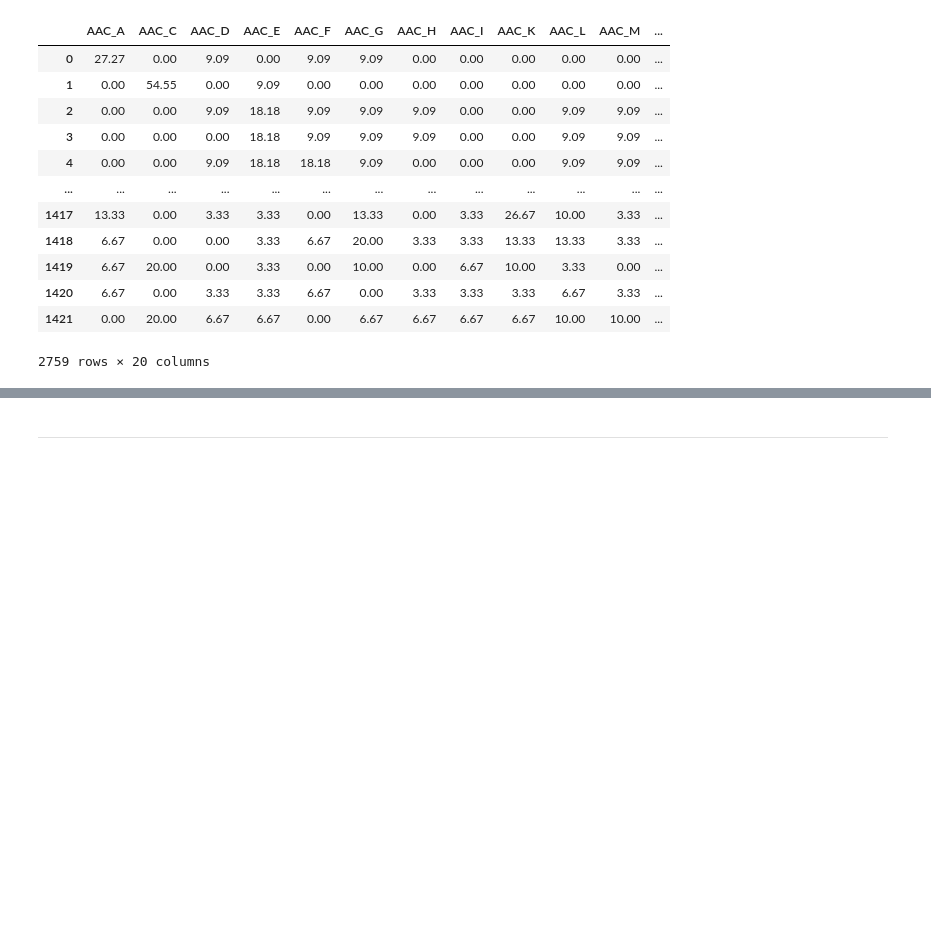
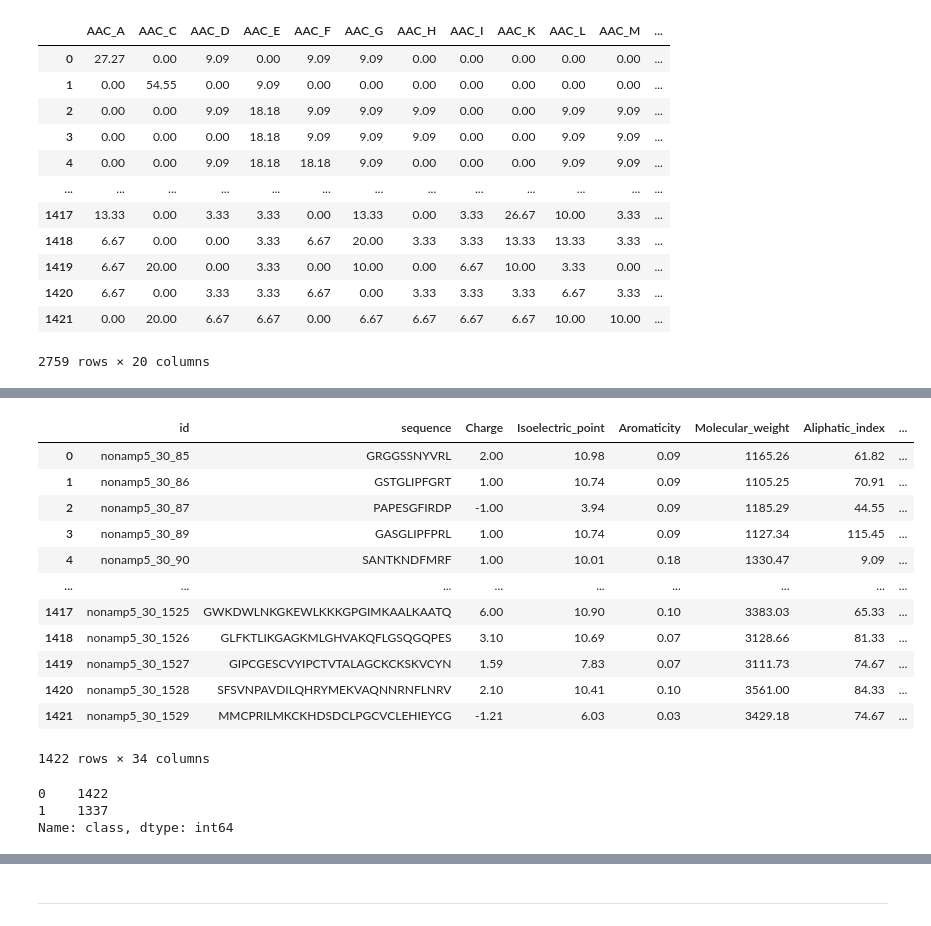
Before and after one commit to DanielAldas/RIIAA5.0_Workshop, a Jupyter notebook: Building_&_interpreting_Deep_AmPEP30_model.ipynb, the cells around one changed output, grey strips where cells are left out. Drawn from its saved outputs; the diff is of its cells as text; code cells hidden in the pictures; blank space fills up the shorter version.

```diff
--- a/Building_&_interpreting_Deep_AmPEP30_model.ipynb
+++ b/Building_&_interpreting_Deep_AmPEP30_model.ipynb
@@ -912,5 +702,5 @@ AttributeError: ignored
 # %%
-# Combine feature names and Gini values into a Dataframe
-df = pd.concat([feature_names, importance], axis=1, names=['Feature', 'Gini'])
-df
+# # Combine feature names and Gini values into a Dataframe
+# df = pd.concat([feature_names, importance], axis=1, names=['Feature', 'Gini'])
+# df
 # %%
@@ -926,0 +926,18 @@ plt.xlabel("Feature Importance")
+# %%
+pepdesc_neg = molecular_descriptors(df = neg_df, sec=neg_seqs)
+# %%
+pepdesc_neg
+# %% [output]
+|  | id | sequence | Charge | Isoelectric_point | Aromaticity | Molecular_weight | Aliphatic_index | ... |
+| 0 | nonamp5_30_85 | GRGGSSNYVRL | 2.00 | 10.98 | 0.09 | 1165.26 | 61.82 | ... |
+| 1 | nonamp5_30_86 | GSTGLIPFGRT | 1.00 | 10.74 | 0.09 | 1105.25 | 70.91 | ... |
+| 2 | nonamp5_30_87 | PAPESGFIRDP | -1.00 | 3.94 | 0.09 | 1185.29 | 44.55 | ... |
+| 3 | nonamp5_30_89 | GASGLIPFPRL | 1.00 | 10.74 | 0.09 | 1127.34 | 115.45 | ... |
+| 4 | nonamp5_30_90 | SANTKNDFMRF | 1.00 | 10.01 | 0.18 | 1330.47 | 9.09 | ... |
+| ... | ... | ... | ... | ... | ... | ... | ... | ... |
+| 1417 | nonamp5_30_1525 | GWKDWLNKGKEWLKKKGPGIMKAALKAATQ | 6.00 | 10.90 | 0.10 | 3383.03 | 65.33 | ... |
+| 1418 | nonamp5_30_1526 | GLFKTLIKGAGKMLGHVAKQFLGSQGQPES | 3.10 | 10.69 | 0.07 | 3128.66 | 81.33 | ... |
+| 1419 | nonamp5_30_1527 | GIPCGESCVYIPCTVTALAGCKCKSKVCYN | 1.59 | 7.83 | 0.07 | 3111.73 | 74.67 | ... |
+| 1420 | nonamp5_30_1528 | SFSVNPAVDILQHRYMEKVAQNNRNFLNRV | 2.10 | 10.41 | 0.10 | 3561.00 | 84.33 | ... |
+| 1421 | nonamp5_30_1529 | MMCPRILMKCKHDSDCLPGCVCLEHIEYCG | -1.21 | 6.03 | 0.03 | 3429.18 | 74.67 | ... |
+1422 rows × 34 columns
@@ -926,0 +949,6 @@ plt.xlabel("Feature Importance")
+# %%
+pepdesc_total['class'].value_counts()
+# %% [output]
+0    1422
+1    1337
+Name: class, dtype: int64
```
Also changed, not shown: parts of 47 cells of this notebook.
